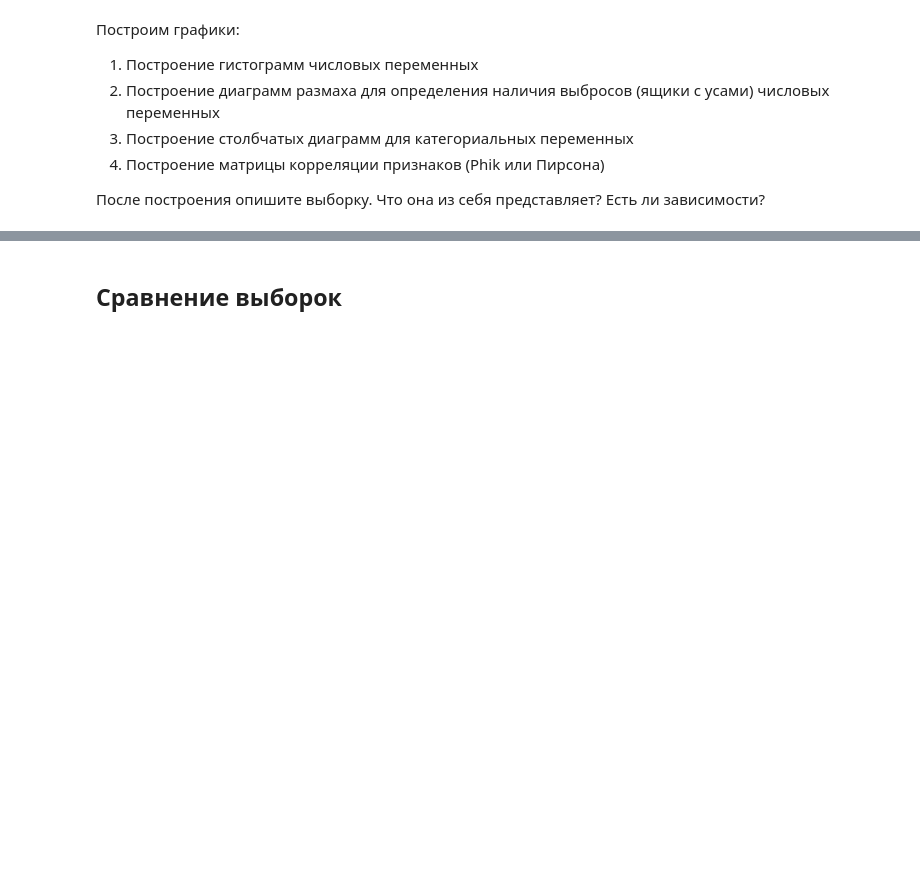
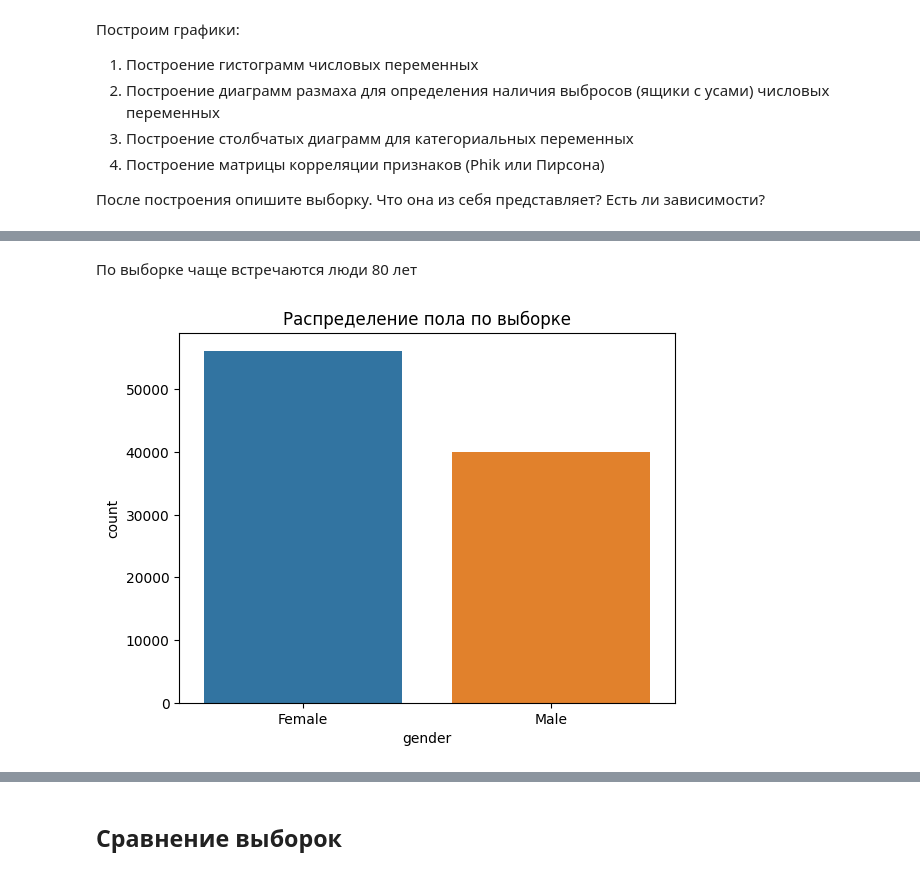
Before and after one commit to W1llAnn/1tdata-homework, a Jupyter notebook: 1.5 - homework PRO.ipynb, the cells around one changed output, grey strips where cells are left out. Drawn from its saved outputs; the diff is of its cells as text; code cells hidden in the pictures; blank space fills up the shorter version.

```diff
--- a/1.5 - homework PRO.ipynb
+++ b/1.5 - homework PRO.ipynb
@@ -184,0 +330,8 @@ array(['Female', 'Male', 'Other'], dtype=object)
+# %% [markdown]
+По выборке чаще встречаются люди 80 лет
+# %%
+sns.countplot(x='gender', data=df)
+plt.title('Распределение пола по выборке')
+plt.show()
+# %% [output]
+[figure, added]
```
Also changed, not shown: parts of 87 cells of this notebook.
